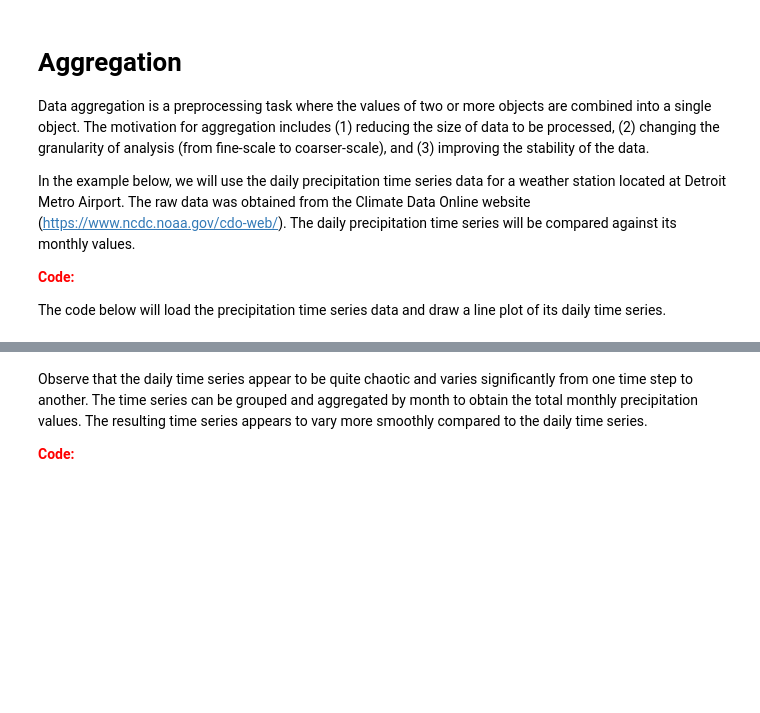
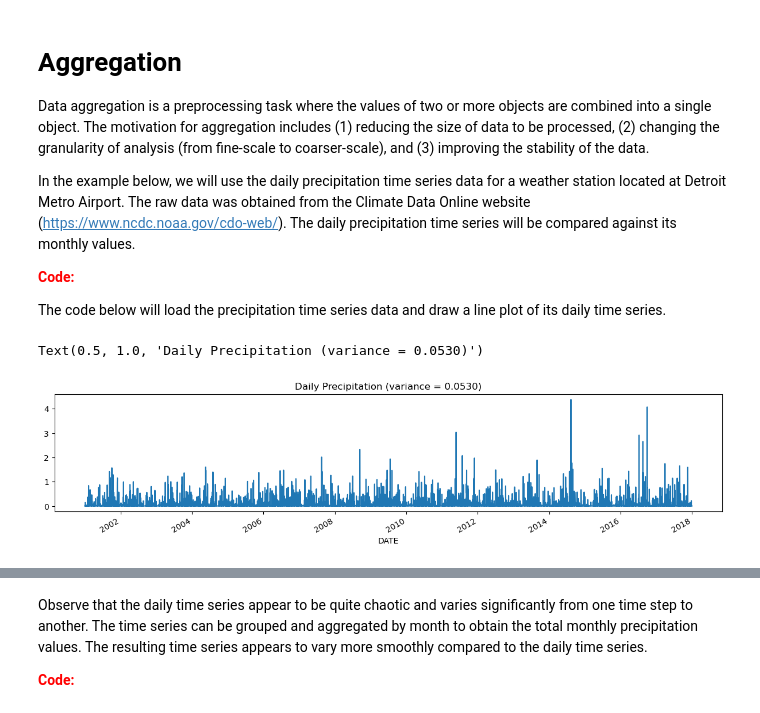
Before and after one commit to rc1inger/CSC177-DataPreprocessing, a Jupyter notebook: Tutorial_4_Data_Preprocessing.ipynb, the cells around one changed output, grey strips where cells are left out. Saved outputs shown, nothing was run; the diff lists cells and outputs as text; code cells hidden in the pictures; blank space fills up the shorter version.

```diff
--- a/Tutorial_4_Data_Preprocessing.ipynb
+++ b/Tutorial_4_Data_Preprocessing.ipynb
@@ -726,10 +1034,13 @@ In the example below, we will use the daily precipitation time series data for a
 
 The code below will load the precipitation time series data and draw a line plot of its daily time series.
 # %%
-daily = pd.read_csv('DTW_prec.csv', header='infer') #The file is available to download from canvas in path Files --> Lab Help --> Labs
+daily = pd.read_csv("data/breast+cancer+wisconsin+original/DTW_prec.csv", header='infer') #The file is available to download from canvas in path Files --> Lab Help --> Labs
 daily.index = pd.to_datetime(daily['DATE'])
 daily = daily['PRCP']
 ax = daily.plot(kind='line',figsize=(15,3))
 ax.set_title('Daily Precipitation (variance = %.4f)' % (daily.var()))
+# %% [output]
+Text(0.5, 1.0, 'Daily Precipitation (variance = 0.0530)')
+[figure, added]
 # %%
 daily
```
Also changed, not shown: parts of 111 cells of this notebook, 2 other files.
